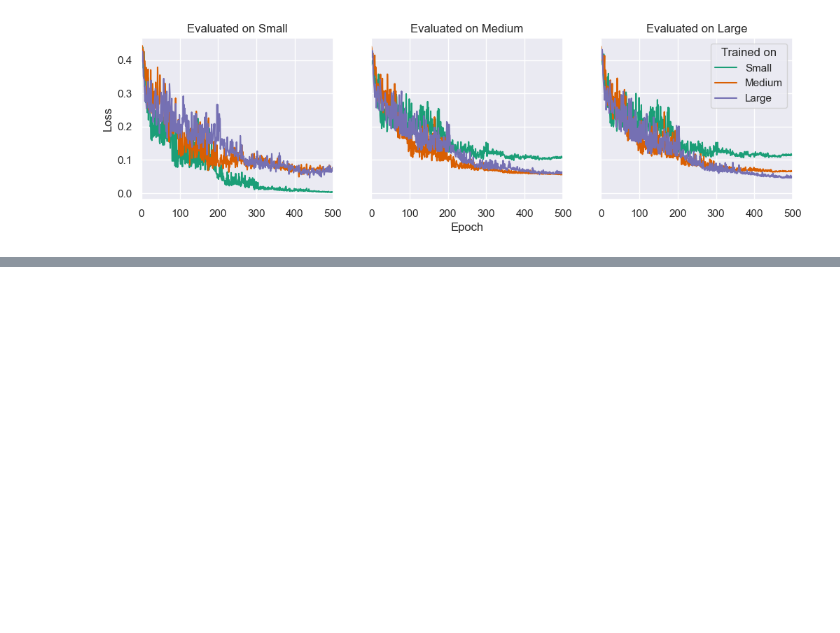
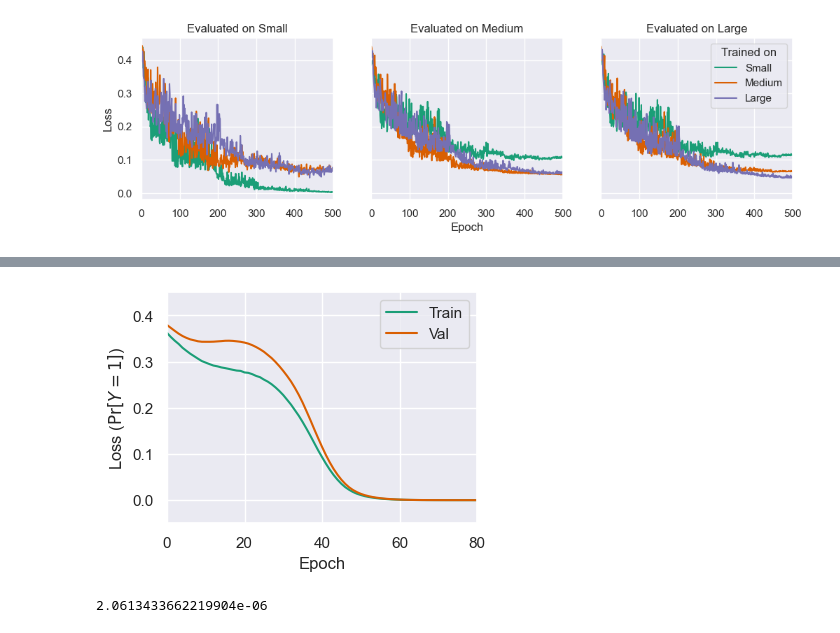
Before and after one commit to BenPrie/variational-local-inversions, a Jupyter notebook: variational-local-inversions.ipynb, the cells around one changed output, grey strips where cells are left out. Cells and saved outputs as stored; diff of their text form; code cells hidden in the pictures; blank space fills up the shorter version.

```diff
--- a/variational-local-inversions.ipynb
+++ b/variational-local-inversions.ipynb
@@ -356,0 +589,23 @@ plt.savefig('qnn-loss-curve-by-dataset-size-alternative.pdf', bbox_inches='tight
+# %%
+# A more beautiful plot.
+fig, ax = plt.subplots(1, 1, figsize=(4, 3))
+
+palette = sns.color_palette('Dark2', n_colors=2)
+plt.plot(range(len(train_losses)), train_losses, color=palette[0], label='Train')
+plt.plot(range(len(val_losses)), val_losses, color=palette[1], label='Val')
+
+# Beautification.
+plt.xlabel('Epoch')
+plt.ylabel('Loss ($\\text{Pr}[Y=1]$)')
+plt.ylim(-0.05, .45)
+plt.xlim(0, 80)
+plt.legend()
+
+plt.savefig('./figures/torch-qnn-loss-curve.pdf', bbox_inches='tight')
+# %% [output]
+[figure, added]
+# %%
+# And what about over the test set?
+Loss()(model(torch.tensor(xs_test)).detach()).item()
+# %% [output]
+2.0613433662219904e-06
```
Also changed, not shown: parts of 13 cells of this notebook, 2 other files.
